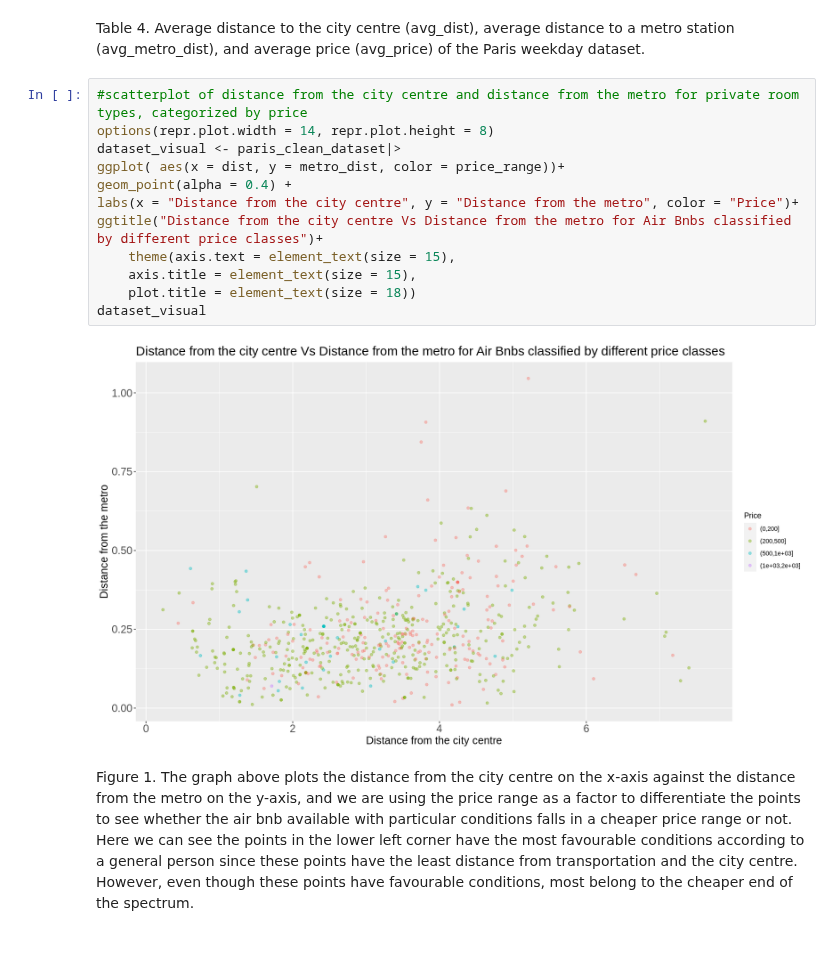
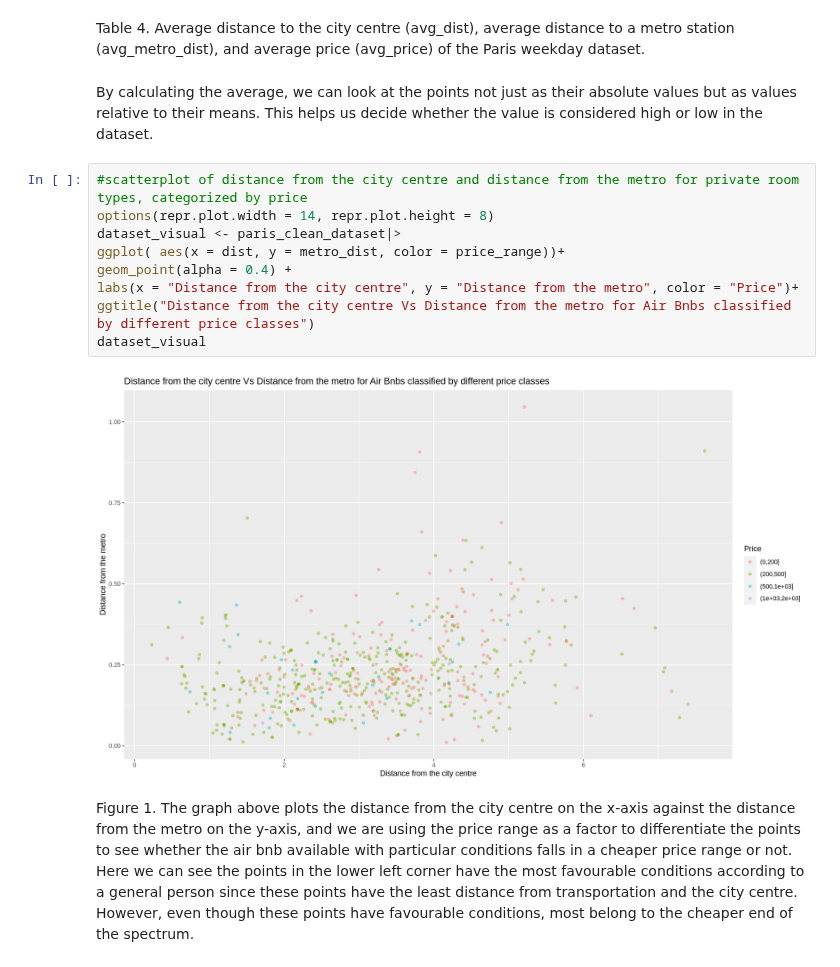
Before and after one commit to chadsc79/dsci-100-2022w2-group-7-section-005, a Jupyter notebook: dsci100_group_project_report_005.ipynb, the cells around one changed output. Cells and saved outputs as stored; diff of their text form.

```diff
--- a/dsci100_group_project_report_005.ipynb
+++ b/dsci100_group_project_report_005.ipynb
@@ -152,20 +152,19 @@ A tibble: 1 × 3
 | 3.205 | 0.2294 | 274 |
 # %% [markdown]
 Table 4. Average distance to the city centre (avg_dist), average distance to a metro station (avg_metro_dist), and average price (avg_price) of the Paris weekday dataset.
+# %% [markdown]
+By calculating the average, we can look at the points not just as their absolute values but as values relative to their means. This helps us decide whether the value is considered high or low in the dataset.
 # %%
 #scatterplot of distance from the city centre and distance from the metro for private room types, categorized by price
 options(repr.plot.width = 14, repr.plot.height = 8)
 dataset_visual <- paris_clean_dataset|>
 ggplot( aes(x = dist, y = metro_dist, color = price_range))+
 geom_point(alpha = 0.4) +
 labs(x = "Distance from the city centre", y = "Distance from the metro", color = "Price")+
-ggtitle("Distance from the city centre Vs Distance from the metro for Air Bnbs classified by different price classes")+
-    theme(axis.text = element_text(size = 15),
-    axis.title = element_text(size = 15),
-    plot.title = element_text(size = 18))
+ggtitle("Distance from the city centre Vs Distance from the metro for Air Bnbs classified by different price classes")
 dataset_visual
 # %% [output]
-[figure, old version]
+[figure, new version]
 # %% [markdown]
 Figure 1. The graph above plots the distance from the city centre on the x-axis against the distance from the metro on the y-axis, and we are using the price range as a factor to differentiate the points to see whether the air bnb available with particular conditions falls in a cheaper price range or not. Here we can see the points in the lower left corner have the most favourable conditions according to a general person since these points have the least distance from transportation and the city centre. However, even though these points have favourable conditions, most belong to the cheaper end of the spectrum.
 # %% [markdown]
```
Also changed, not shown: parts of 9 cells of this notebook.
